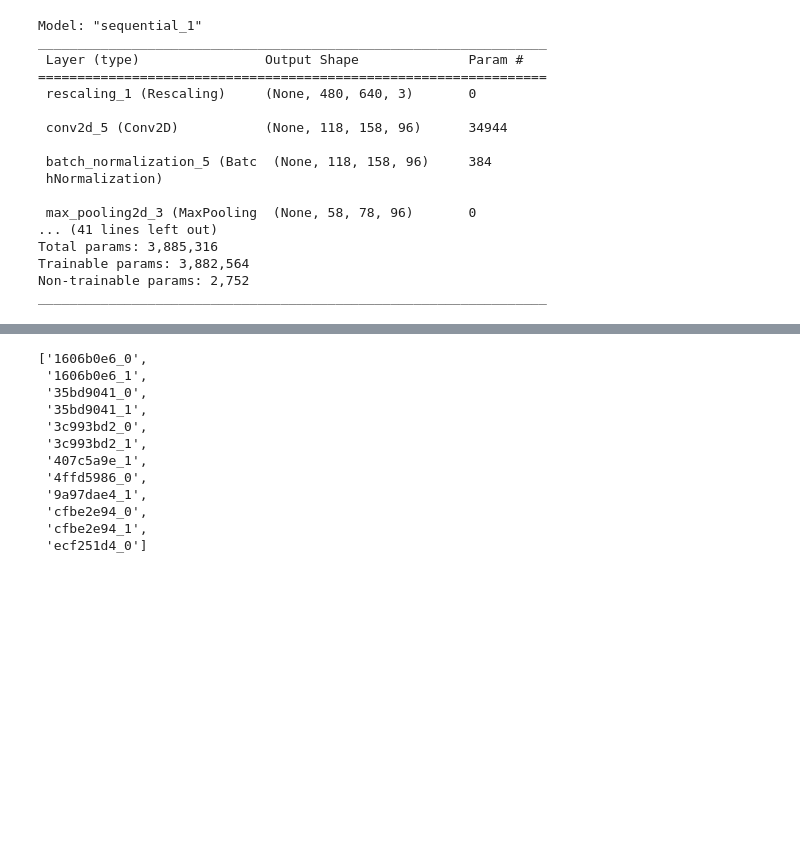
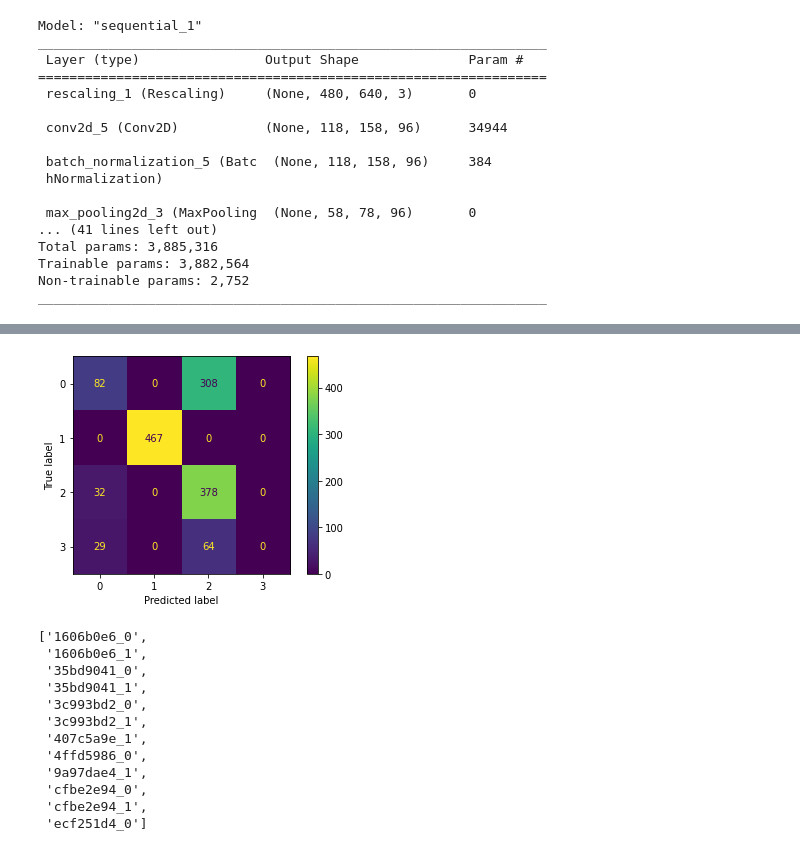
Before and after one commit to hmatzner/DFL-Bundesliga, a Jupyter notebook: Bundesliga - with functions.ipynb, the cells around one changed output, grey strips where cells are left out. Saved outputs shown, nothing was run; the diff lists cells and outputs as text; code cells hidden in the pictures; blank space fills up the shorter version.

Commit message:
finished training model 3, same problem with negative classes

```diff
--- a/Bundesliga - with functions.ipynb
+++ b/Bundesliga - with functions.ipynb
@@ -39,16 +41,22 @@ def create_train_test_video_ids(df_events):
   test_videos = video_ids[amount_train:]
   return video_ids, train_videos, test_videos
 # %%
-def create_X(video_ids, negatives):
+def create_X(video_ids, negatives, gray):
   """Creating X array with all pictures for both train and test data"""
   X = list()
   for video_id in video_ids:
-    current_video = np.load(f'{POSITIVES_FOLDER_PATH}{video_id}.npz')
+    if gray:
+      current_video = np.load(f'{GRAY_POSITIVES_FOLDER_PATH}{video_id}.npz')
+    else:
+      current_video = np.load(f'{POSITIVES_FOLDER_PATH}{video_id}.npz')
     current_video = current_video.f.arr_0
     X.append(current_video)
   if negatives:
     for video_id in video_ids[:-10]:
-      current_neg_video = np.load(f'{NEGATIVES_FOLDER_PATH}{video_id}.npz')
+      if gray:
+        current_neg_video = np.load(f'{GRAY_NEGATIVES_FOLDER_PATH}{video_id}.npz')
+      else:
+        current_neg_video = np.load(f'{NEGATIVES_FOLDER_PATH}{video_id}.npz')
       current_neg_video = current_neg_video.f.arr_0
       X.append(current_video)
   X = np.concatenate(X, axis=0)
@@ -130,11 +138,11 @@ def del_X(X):
   """Deleting variable to free RAM"""
   del X
 # %%
-def preprocessing(negatives=True, undersampling=False, free_ram=True):
+def preprocessing(negatives=True, undersampling=False, gray=False, free_ram=True):
   """Run whole pipeline before building the model"""
   df_events = create_df_events()
   video_ids, train_videos, test_videos = create_train_test_video_ids(df_events)
-  X = create_X(video_ids, negatives)
+  X = create_X(video_ids, negatives, gray)
   X_train, X_test, train_idx, test_idx = train_test_X_split(df_events, X, train_videos, test_videos)
   y_train, y_test = train_test_y_split(df_events, train_idx, test_idx)
   if negatives:
@@ -620,0 +648,11 @@ print(f"Checking if the model always predicts 'play' (majority class): \n"
+# %%
+new_y_train = y_train.idxmax(axis=1)\
+.replace({'event_challenge': 0, 'event_negative': 1, 'event_play': 2, 'event_throwin': 3})
+
+y_pred_train = model.predict(X_train)
+
+y_pred_train_b = [np.argmax(i, axis=0) for i in y_pred_train]
+
+ConfusionMatrixDisplay.from_predictions(new_y_train, y_pred_train_b)
+plt.show()
+# %% [output]
@@ -621,3 +660,4 @@ print(f"Checking if the model always predicts 'play' (majority class): \n"
+[figure, added]
 # %%
 model.save('/content/drive/MyDrive/Bundesliga/Models/baseline_model_3')
 # %%
```
Also changed, not shown: parts of 13 cells of this notebook.
